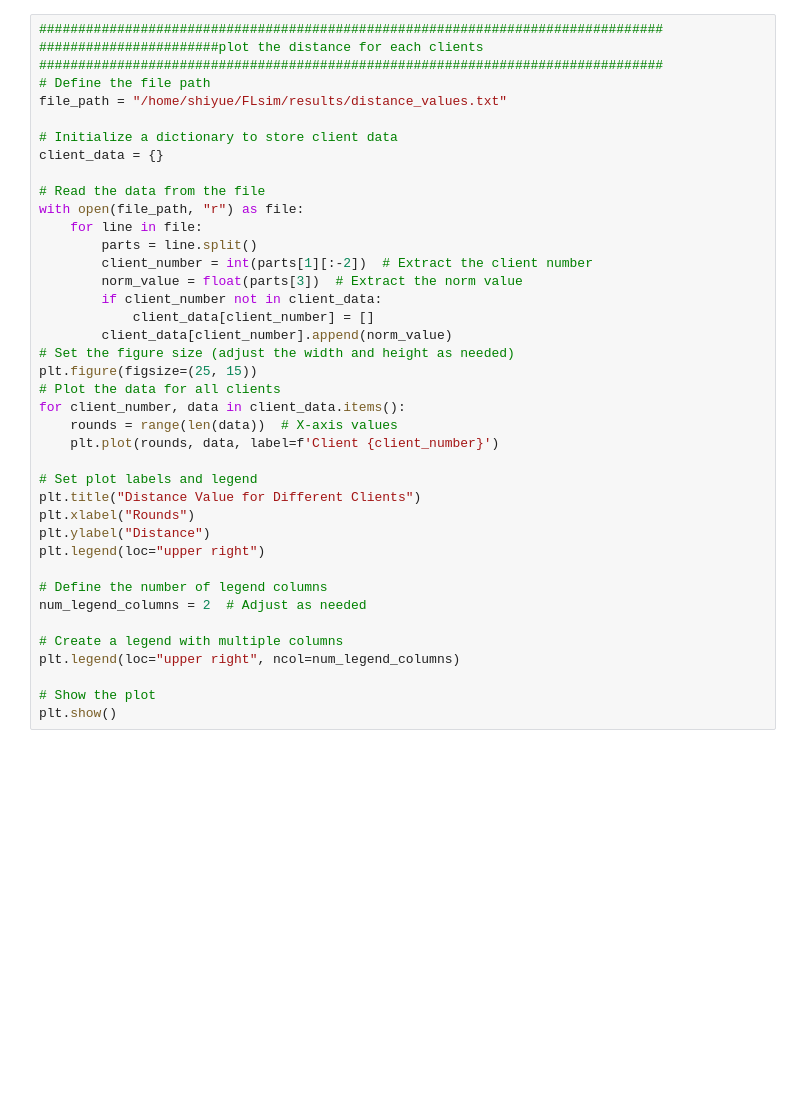
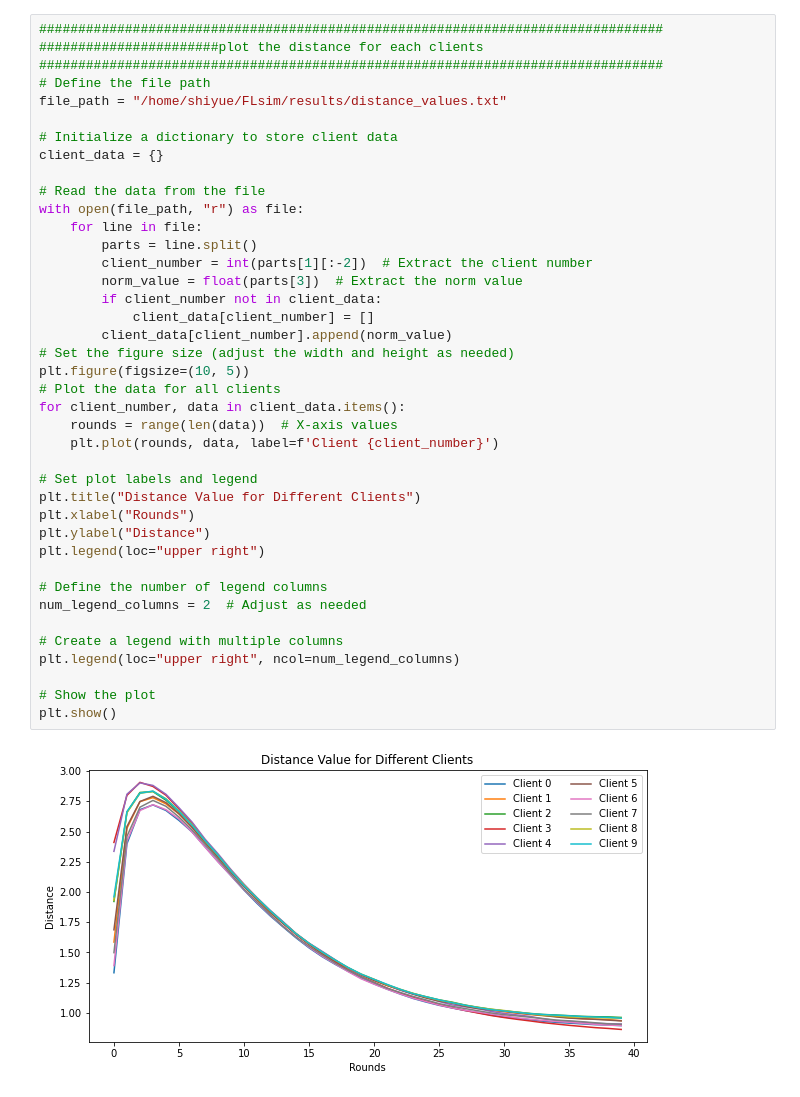
Before and after one commit to shou123/FLsim, a Jupyter notebook: results/plot.ipynb, the cells around one changed output. Drawn from its saved outputs; the diff is of its cells as text; blank space fills up the shorter version.

```diff
--- a/results/plot.ipynb
+++ b/results/plot.ipynb
@@ -67,31 +39,33 @@ client_data = {}
 
 # Read the data from the file
 with open(file_path, "r") as file:
     for line in file:
         parts = line.split()
         client_number = int(parts[1][:-2])  # Extract the client number
         norm_value = float(parts[3])  # Extract the norm value
         if client_number not in client_data:
             client_data[client_number] = []
         client_data[client_number].append(norm_value)
 # Set the figure size (adjust the width and height as needed)
-plt.figure(figsize=(25, 15))
+plt.figure(figsize=(10, 5))
 # Plot the data for all clients
 for client_number, data in client_data.items():
     rounds = range(len(data))  # X-axis values
     plt.plot(rounds, data, label=f'Client {client_number}')
 
 # Set plot labels and legend
 plt.title("Distance Value for Different Clients")
 plt.xlabel("Rounds")
 plt.ylabel("Distance")
 plt.legend(loc="upper right")
 
 # Define the number of legend columns
 num_legend_columns = 2  # Adjust as needed
 
 # Create a legend with multiple columns
 plt.legend(loc="upper right", ncol=num_legend_columns)
 
 # Show the plot
 plt.show()
+# %% [output]
+[figure, added]
```
Also changed, not shown: parts of 6 cells of this notebook, 2 other files.
